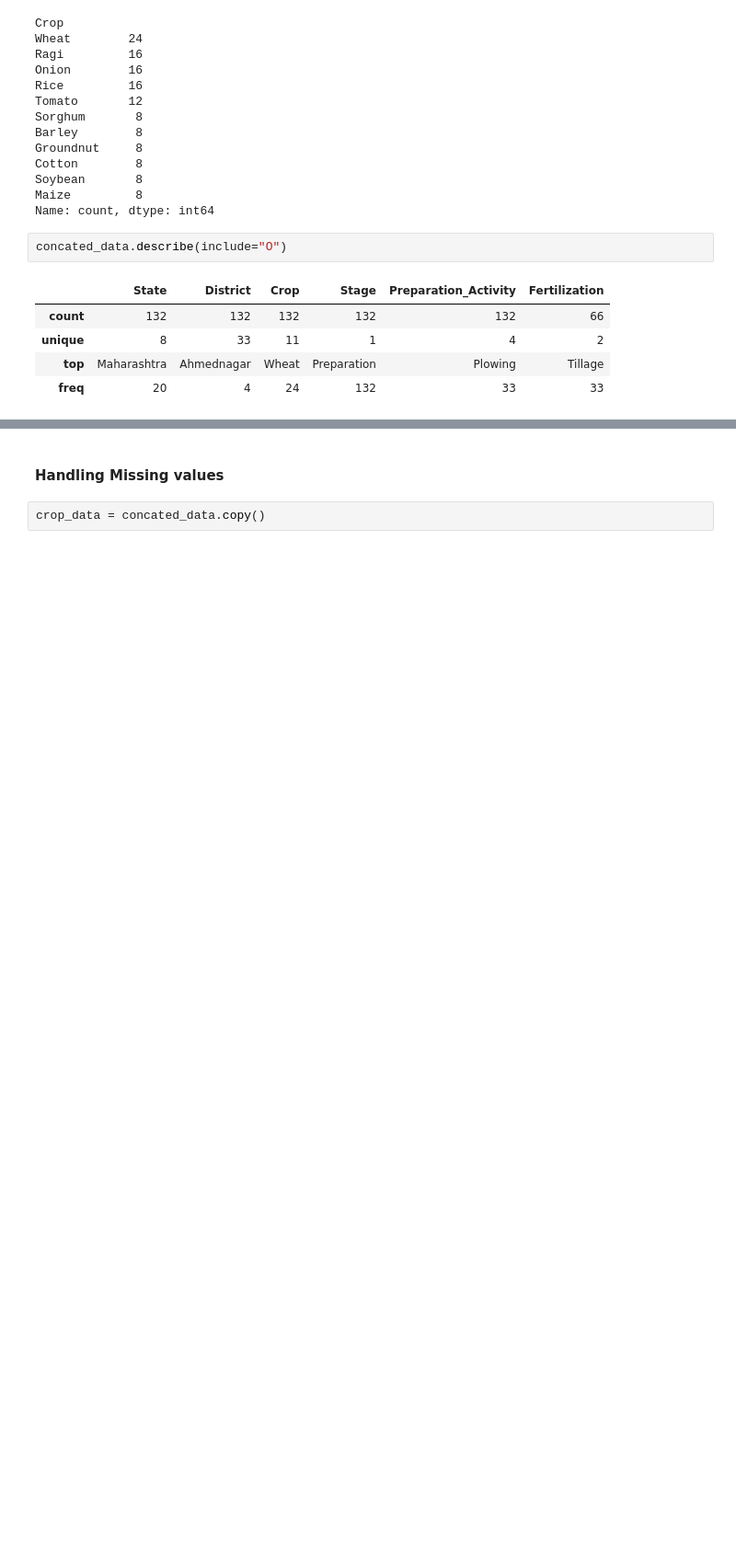
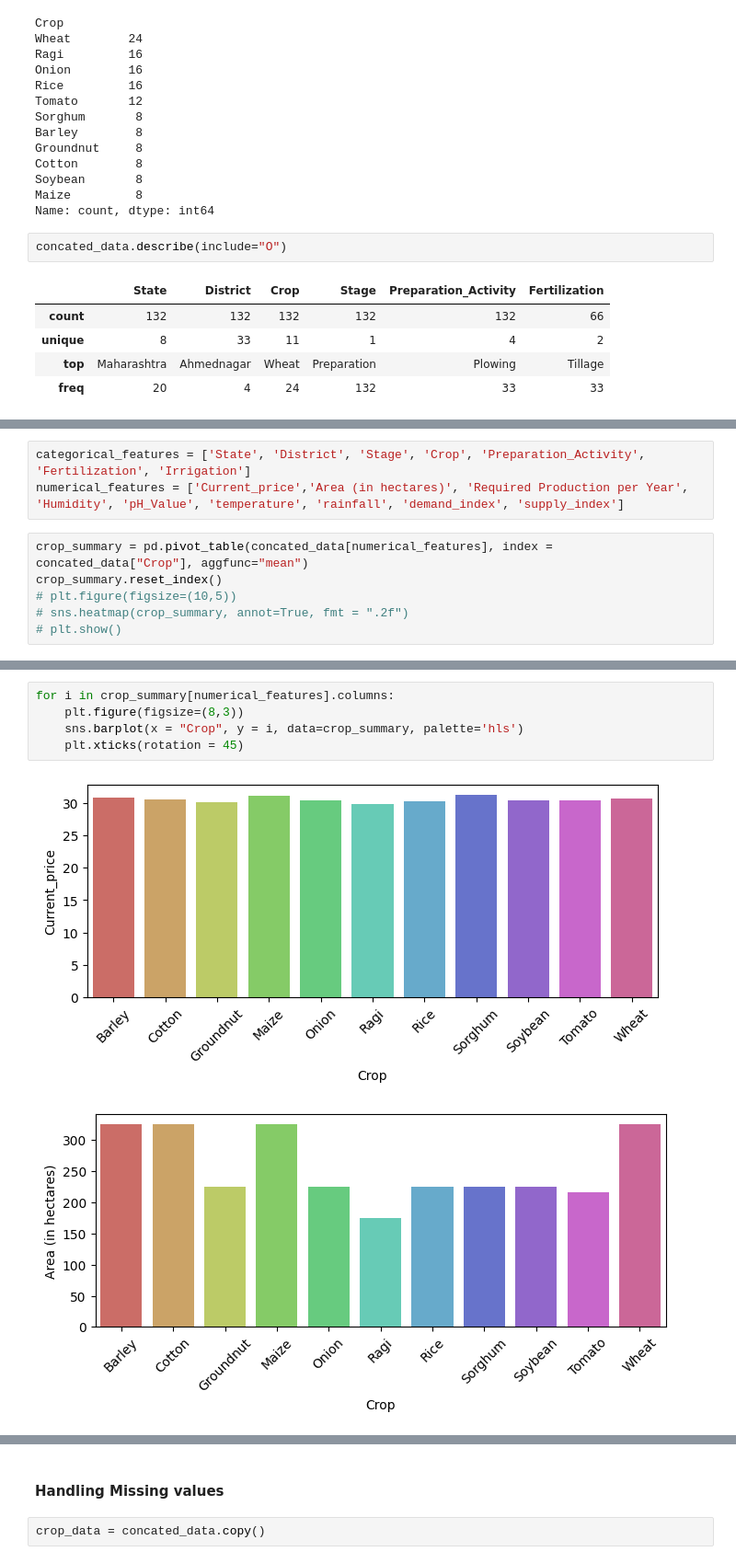
Before and after one commit to naresh5422/crop_price_prediction, a Jupyter notebook: SplitMindz_Crop_Data_Analysis_and_Prediction.ipynb, the cells around one changed output, grey strips where cells are left out. Shown at 92% size. Saved outputs shown, nothing was run; the diff lists cells and outputs as text; blank space fills up the shorter version.

```diff
--- a/SplitMindz_Crop_Data_Analysis_and_Prediction.ipynb
+++ b/SplitMindz_Crop_Data_Analysis_and_Prediction.ipynb
@@ -185,3 +185,12 @@ concated_data.describe()
 | 75% | 31.912500 | 2024-10-20 00:00:00 | NaN | 300.000000 | 6405.942000 | 76.992338 | 8.439751 | ... |
 | max | 34.670000 | 2024-11-05 00:00:00 | NaN | 350.000000 | 7357.548000 | 99.859134 | 9.996109 | ... |
 | std | 1.956230 | NaN | NaN | 68.085752 | 567.756690 | 25.550123 | 2.103684 | ... |
+# %%
+categorical_features = ['State', 'District', 'Stage', 'Crop', 'Preparation_Activity', 'Fertilization', 'Irrigation']
+numerical_features = ['Current_price','Area (in hectares)', 'Required Production per Year', 'Humidity', 'pH_Value', 'temperature', 'rainfall', 'demand_index', 'supply_index']
+# %%
+crop_summary = pd.pivot_table(concated_data[numerical_features], index = concated_data["Crop"], aggfunc="mean")
+crop_summary.reset_index()
+# plt.figure(figsize=(10,5))
+# sns.heatmap(crop_summary, annot=True, fmt = ".2f")
+# plt.show()
@@ -187,0 +210,8 @@ concated_data.describe()
+# %%
+for i in crop_summary[numerical_features].columns:
+    plt.figure(figsize=(8,3))
+    sns.barplot(x = "Crop", y = i, data=crop_summary, palette='hls')
+    plt.xticks(rotation = 45)
+# %% [output]
+[figure, added]
+[figure, added]
```
Also changed, not shown: parts of 53 cells of this notebook.
